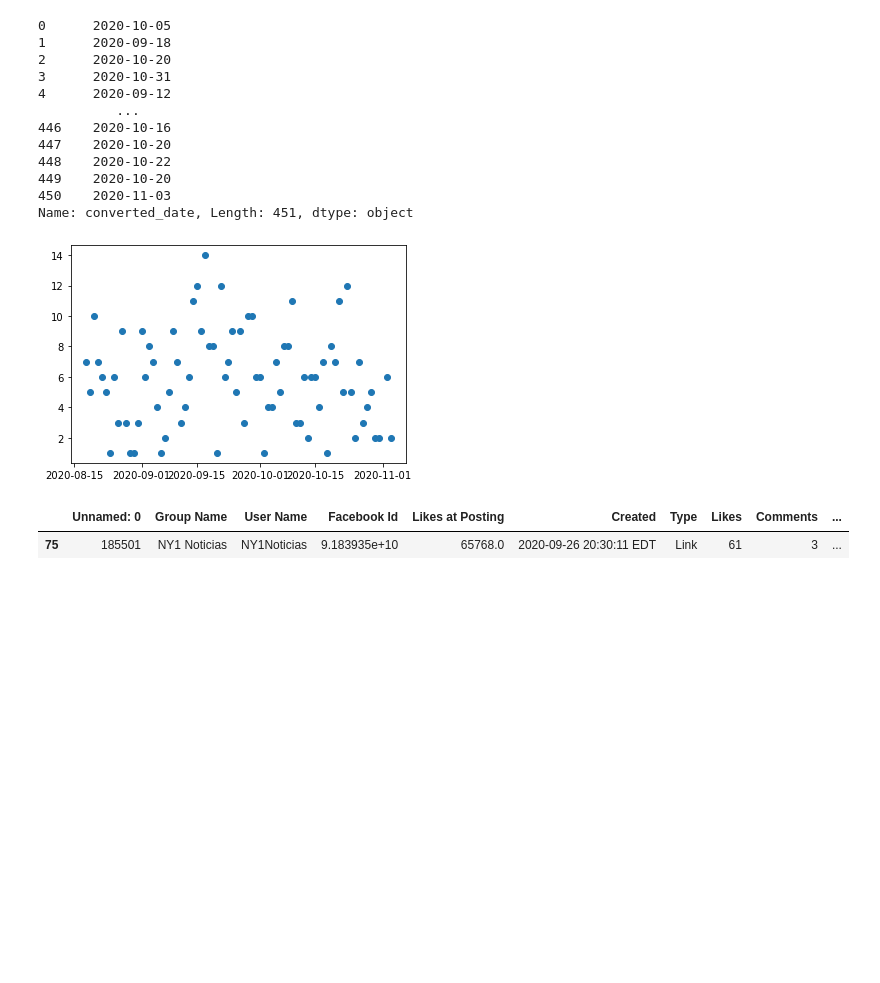
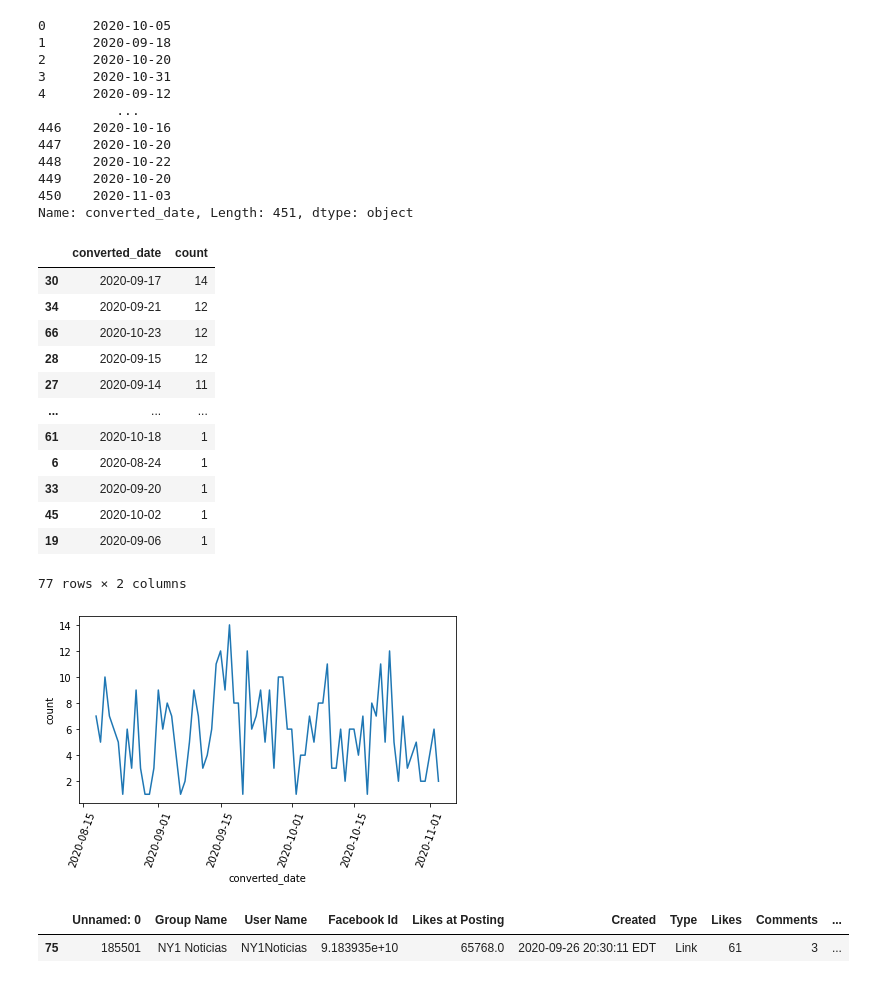
Before and after one commit to saviaga/Latinx2020, a Jupyter notebook: Latinx2020_FB_Content-Analysis-NewsMedia.ipynb, the cells around one changed output. Drawn from its saved outputs; the diff is of its cells as text; code cells hidden in the pictures; blank space fills up the shorter version.

```diff
--- a/Latinx2020_FB_Content-Analysis-NewsMedia.ipynb
+++ b/Latinx2020_FB_Content-Analysis-NewsMedia.ipynb
@@ -144,13 +144,29 @@ posts['converted_date']
 450    2020-11-03
 Name: converted_date, Length: 451, dtype: object
 # %%
-import matplotlib.pyplot as plt
-group_date = posts.groupby('converted_date').agg({'Facebook Id':'count'}).reset_index()
-group_date
-plt.scatter(group_date['converted_date'],group_date['Facebook Id'] )
-plt.show()
+import seaborn as sns
+group_date = posts.groupby('converted_date').agg({'Facebook Id':'count'}).reset_index().rename(columns={'Facebook Id':'count'})
+group_date.sort_values(by='count',ascending=False)
 # %% [output]
-[figure, removed]
+|  | converted_date | count |
+| 30 | 2020-09-17 | 14 |
+| 34 | 2020-09-21 | 12 |
+| 66 | 2020-10-23 | 12 |
+| 28 | 2020-09-15 | 12 |
+| 27 | 2020-09-14 | 11 |
+| ... | ... | ... |
+| 61 | 2020-10-18 | 1 |
+| 6 | 2020-08-24 | 1 |
+| 33 | 2020-09-20 | 1 |
+| 45 | 2020-10-02 | 1 |
+| 19 | 2020-09-06 | 1 |
+77 rows × 2 columns
+# %%
+sns.lineplot(data=group_date, x='converted_date', y='count')
+plt.xticks(rotation=70)
+plt.tight_layout()
+# %% [output]
+[figure, added]
 # %%
 posts[posts['Link Text'].str.lower().str.contains("í", na = False)].head(1)
 # %% [output]
```
Also changed, not shown: parts of 29 cells of this notebook, 2 other files.
